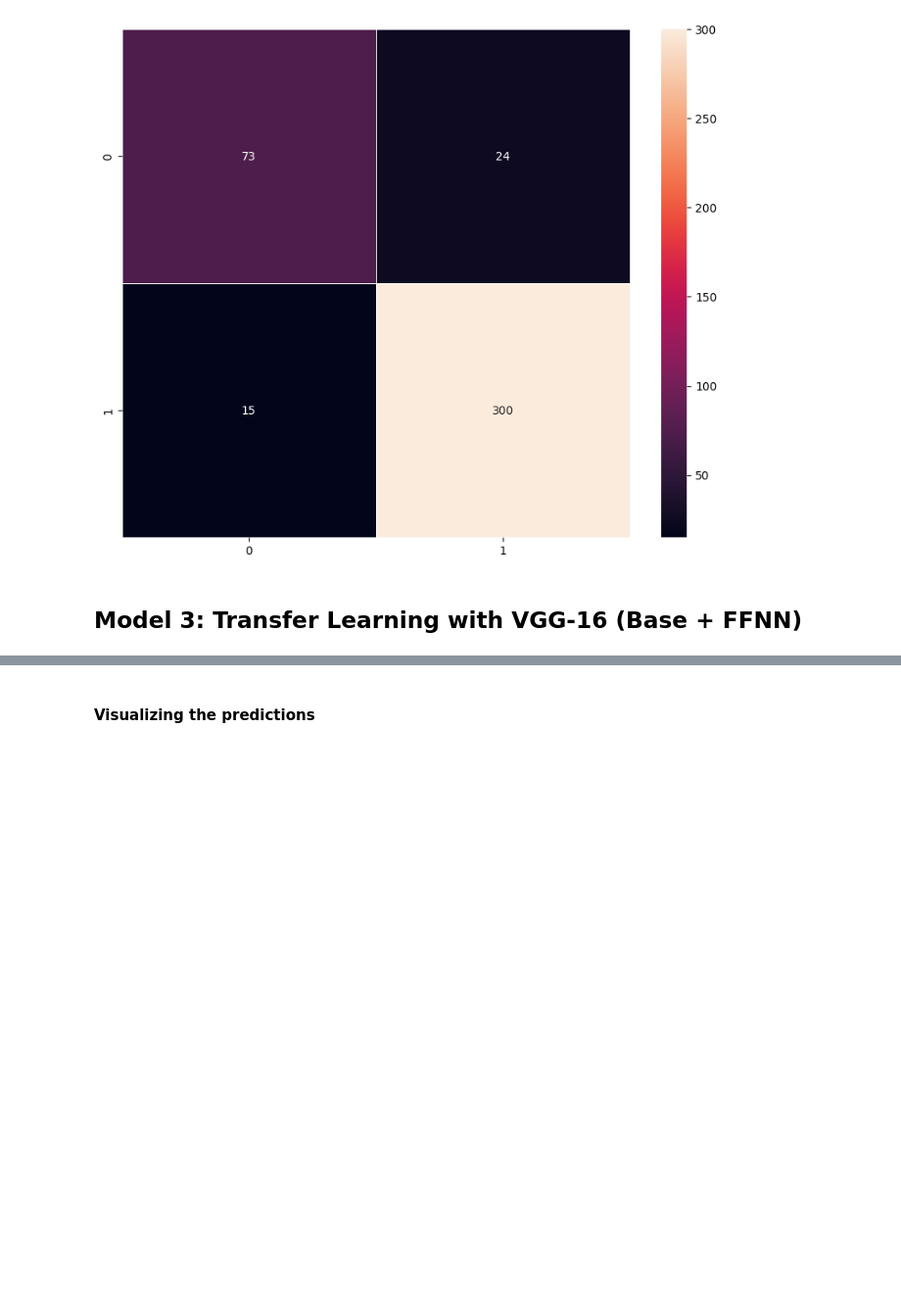
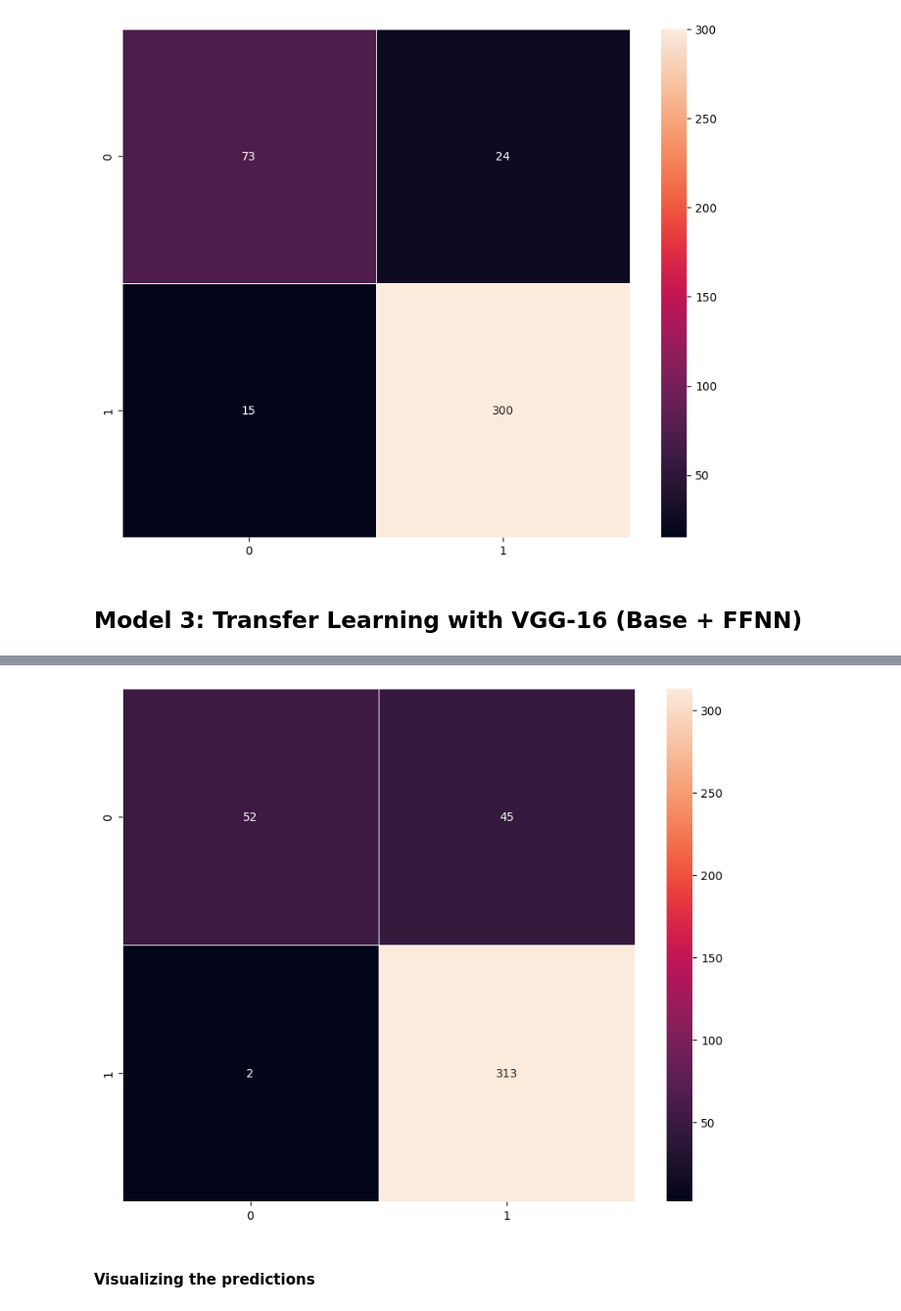
Before and after one commit to AkshayGovindaraj/GoogleColab, a Jupyter notebook: HelmNet_Full_Code.ipynb, the cells around one changed output, grey strips where cells are left out. Shown at 98% size. Drawn from its saved outputs; the diff is of its cells as text; code cells hidden in the pictures; blank space fills up the shorter version.

```diff
--- a/HelmNet_Full_Code.ipynb
+++ b/HelmNet_Full_Code.ipynb
@@ -511,0 +616,3 @@ plot_confusion_matrix(model_2,X_val_normalized,y_val)
+# %%
+plot_confusion_matrix(model_3,X_val_normalized,y_val)
+# %% [output]
@@ -512,3 +620,4 @@ plot_confusion_matrix(model_2,X_val_normalized,y_val)
+[figure, added]
 # %% [markdown]
 #### Visualizing the predictions
 # %% [markdown]
```
Also changed, not shown: parts of 10 cells of this notebook.
